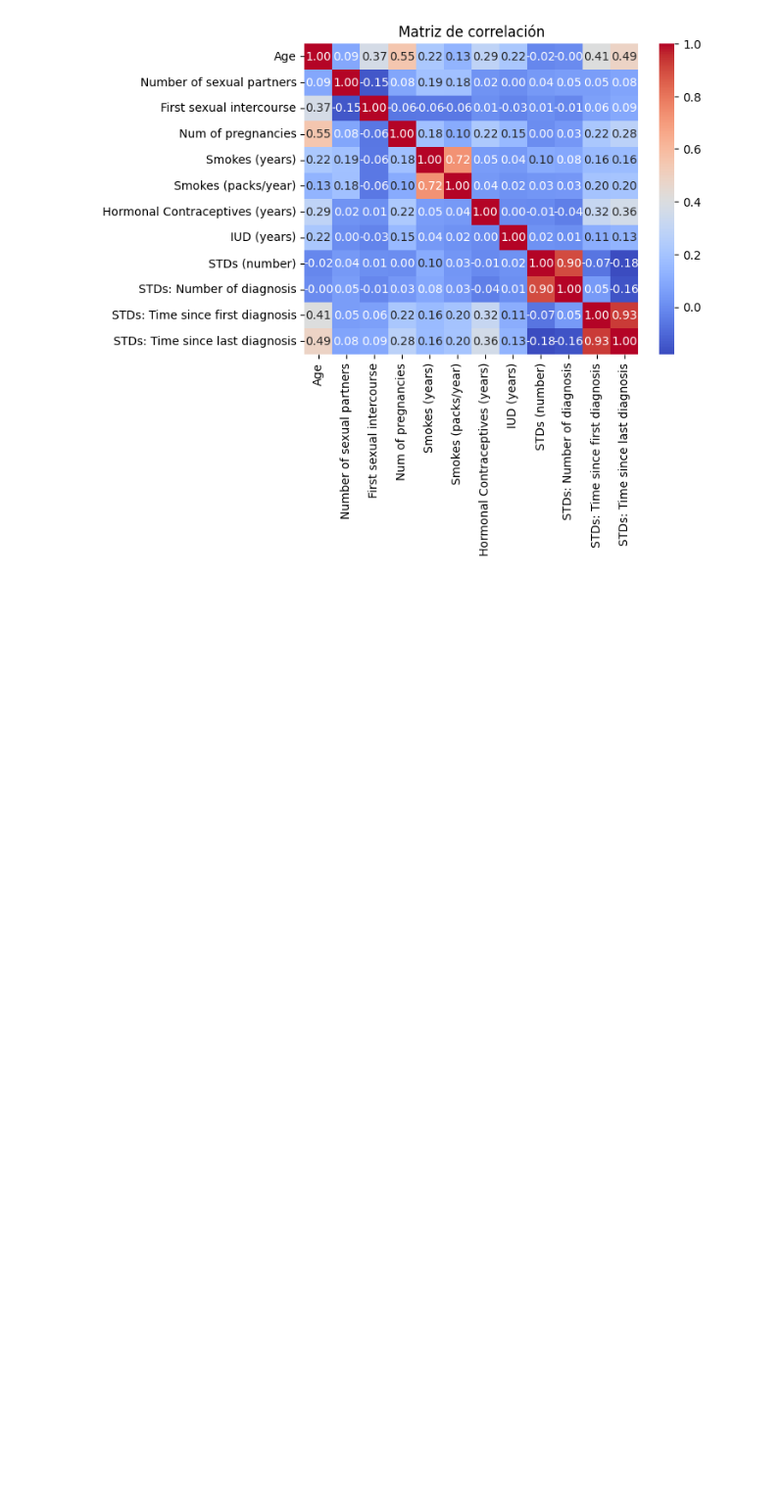
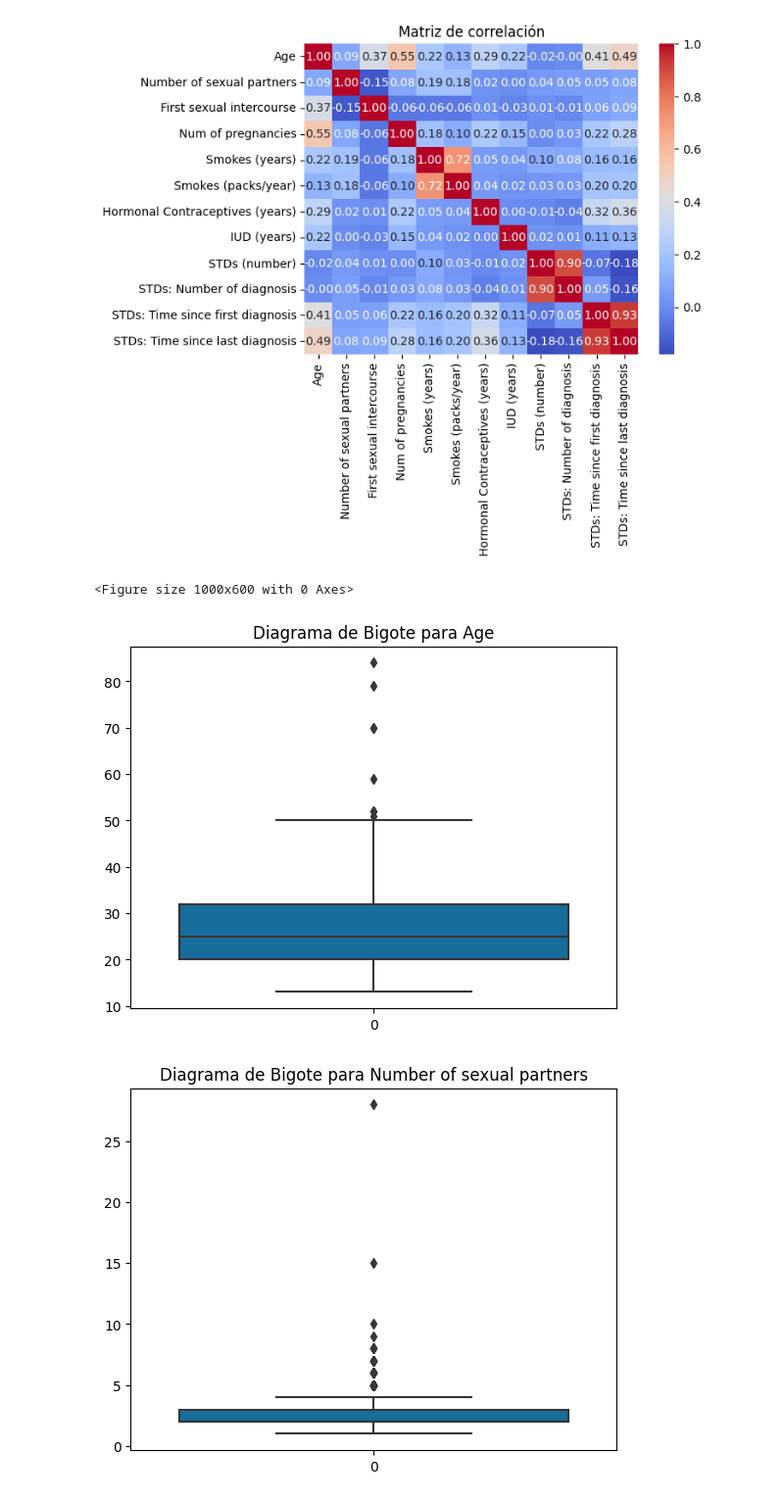
Before and after one commit to Franco-611/Lab1_DataScience, a Jupyter notebook: Lab1.ipynb, the cells around one changed output. Shown at 98% size. Drawn from its saved outputs; the diff is of its cells as text; code cells hidden in the pictures; blank space fills up the shorter version.

```diff
--- a/Lab1.ipynb
+++ b/Lab1.ipynb
@@ -215,3 +216,25 @@ plt.title("Matriz de correlación")
 plt.show()
 # %% [output]
 [figure]
+# %%
+import seaborn as sns
+import matplotlib.pyplot as plt
+
+# Suponiendo que 'cuantitativas' es el DataFrame que contiene las variables cuantitativas
+
+# Obtener una lista con los nombres de las columnas cuantitativas
+columnas_cuantitativas = cuantitativas.columns
+
+# Configurar el tamaño del gráfico
+plt.figure(figsize=(10, 6))
+
+# Iterar sobre cada columna cuantitativa y crear un diagrama de bigote individual
+for columna in columnas_cuantitativas:
+    plt.figure()  # Crea una nueva figura para cada diagrama
+    sns.boxplot(data=cuantitativas[columna], palette='colorblind')
+    plt.title(f"Diagrama de Bigote para {columna}")
+    plt.show()
+# %% [output]
+<Figure size 1000x600 with 0 Axes>
+[figure, added]
+[figure, added]
```
Also changed, not shown: parts of 7 cells of this notebook.
